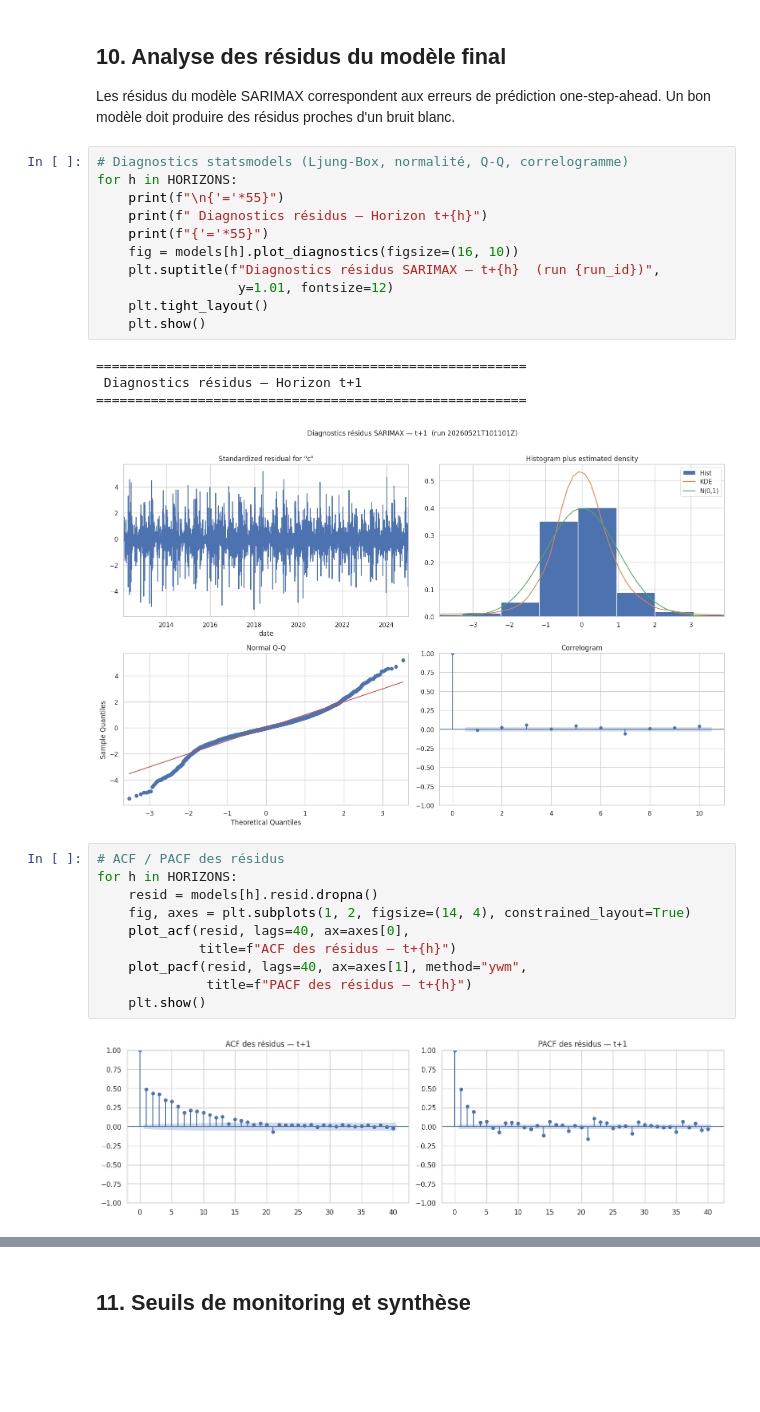
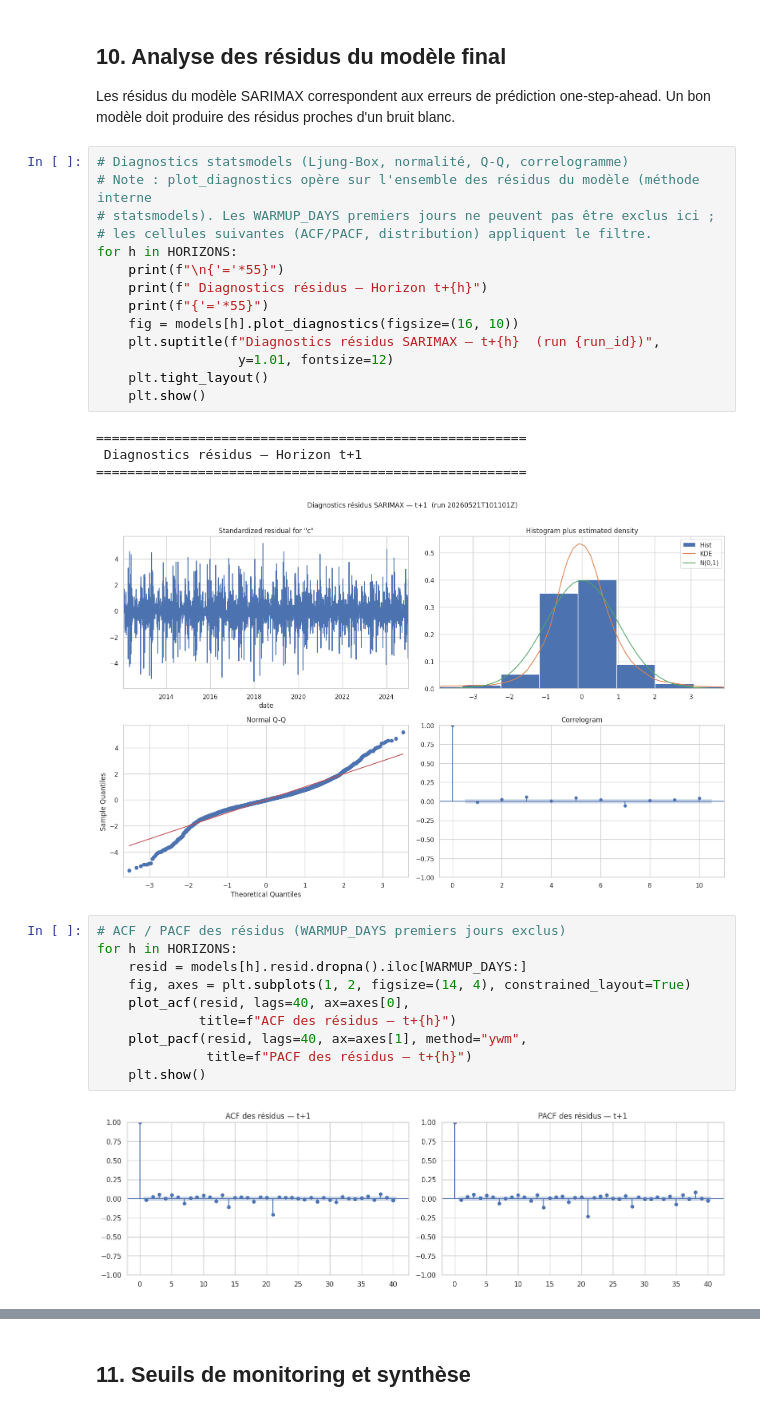
Before and after one commit to Camille9999/EPSI-M2_MSPR, a Jupyter notebook: src/notebooks/07_monitoring_sarima.ipynb, the cells around one changed output, grey strips where cells are left out. Cells and saved outputs as stored; diff of their text form; blank space fills up the shorter version.

```diff
--- a/src/notebooks/07_monitoring_sarima.ipynb
+++ b/src/notebooks/07_monitoring_sarima.ipynb
@@ -587,6 +587,9 @@ Métriques par horizon de prédiction récursive :
 Les résidus du modèle SARIMAX correspondent aux erreurs de prédiction one-step-ahead. Un bon modèle doit produire des résidus proches d'un bruit blanc.
 # %%
 # Diagnostics statsmodels (Ljung-Box, normalité, Q-Q, correlogramme)
+# Note : plot_diagnostics opère sur l'ensemble des résidus du modèle (méthode interne
+# statsmodels). Les WARMUP_DAYS premiers jours ne peuvent pas être exclus ici ;
+# les cellules suivantes (ACF/PACF, distribution) appliquent le filtre.
 for h in HORIZONS:
     print(f"\n{'='*55}")
     print(f" Diagnostics résidus — Horizon t+{h}")
@@ -602,15 +605,15 @@ for h in HORIZONS:
 =======================================================
 [figure]
 # %%
-# ACF / PACF des résidus
+# ACF / PACF des résidus (WARMUP_DAYS premiers jours exclus)
 for h in HORIZONS:
-    resid = models[h].resid.dropna()
+    resid = models[h].resid.dropna().iloc[WARMUP_DAYS:]
     fig, axes = plt.subplots(1, 2, figsize=(14, 4), constrained_layout=True)
     plot_acf(resid, lags=40, ax=axes[0],
              title=f"ACF des résidus — t+{h}")
     plot_pacf(resid, lags=40, ax=axes[1], method="ywm",
               title=f"PACF des résidus — t+{h}")
     plt.show()
 # %% [output]
-[figure, old version]
+[figure, new version]
 # %%
```
Also changed, not shown: parts of 2 cells of this notebook.
